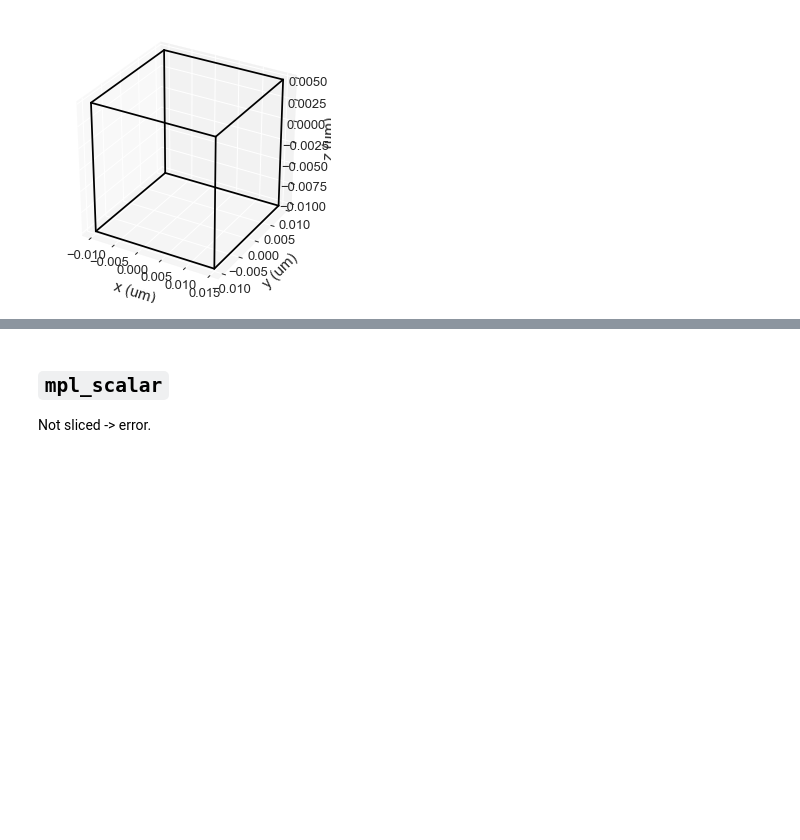
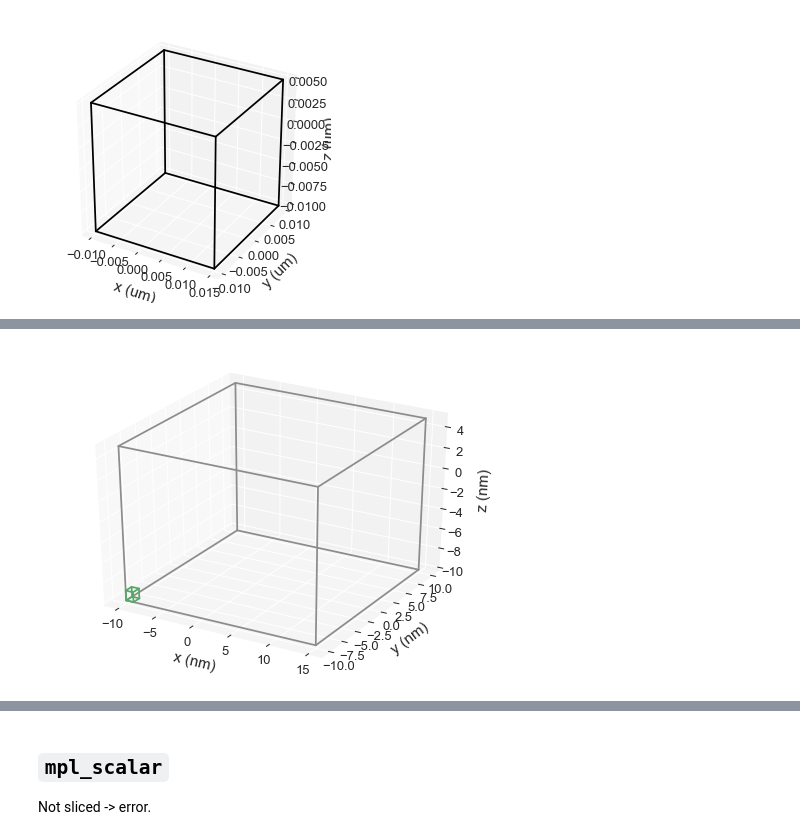
Before and after one commit to ubermag/discretisedfield, a Jupyter notebook: dev/mpl-plotting.ipynb, the cells around one changed output, grey strips where cells are left out. Saved outputs shown, nothing was run; the diff lists cells and outputs as text; code cells hidden in the pictures; blank space fills up the shorter version.

```diff
--- a/dev/mpl-plotting.ipynb
+++ b/dev/mpl-plotting.ipynb
@@ -55,0 +66,4 @@ field.mesh.region.k3d(color=0x4f5c6a, multiplier=1e-6, wireframe=True)
+# %%
+mesh.mpl(color=('C7', 'C2'))
+# %% [output]
+[figure, added]
```
Also changed, not shown: parts of 71 cells of this notebook, 8 other files.
